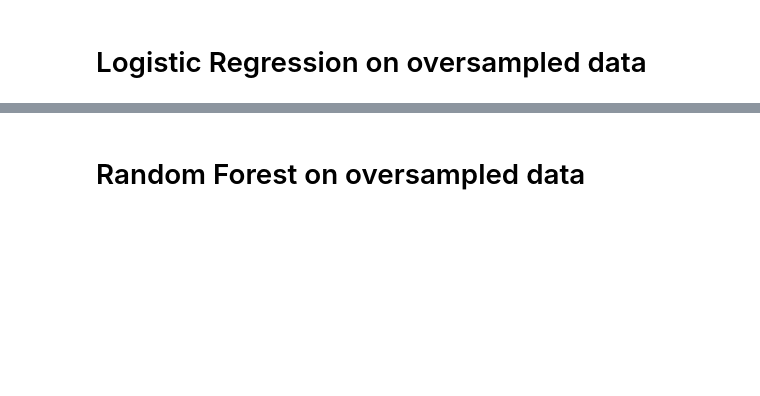
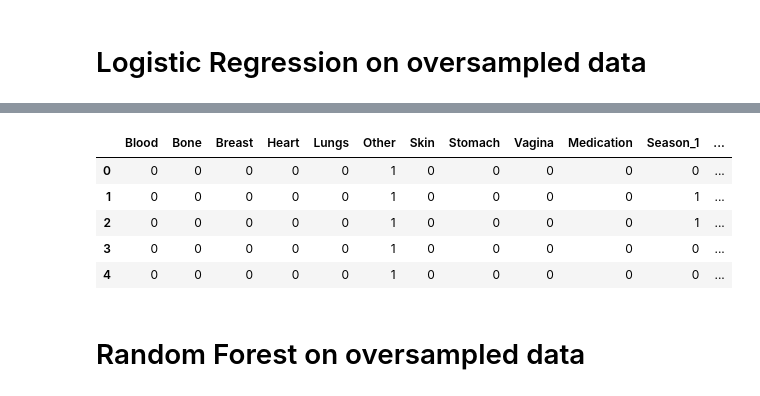
Before and after one commit to ygrepo/breast-cancer-hackathon, a Jupyter notebook: notebooks/mBC_Patient_modeling.ipynb, the cells around one changed output, grey strips where cells are left out. Saved outputs shown, nothing was run; the diff lists cells and outputs as text; code cells hidden in the pictures; blank space fills up the shorter version.

```diff
--- a/notebooks/mBC_Patient_modeling.ipynb
+++ b/notebooks/mBC_Patient_modeling.ipynb
@@ -164,3 +172,12 @@ Wall time: 1.37 s
+# %%
+X_sampled.head()
+# %% [output]
+|  | Blood | Bone | Breast | Heart | Lungs | Other | Skin | Stomach | Vagina | Medication | Season_1 | ... |
+| 0 | 0 | 0 | 0 | 0 | 0 | 1 | 0 | 0 | 0 | 0 | 0 | ... |
+| 1 | 0 | 0 | 0 | 0 | 0 | 1 | 0 | 0 | 0 | 0 | 1 | ... |
+| 2 | 0 | 0 | 0 | 0 | 0 | 1 | 0 | 0 | 0 | 0 | 1 | ... |
+| 3 | 0 | 0 | 0 | 0 | 0 | 1 | 0 | 0 | 0 | 0 | 0 | ... |
+| 4 | 0 | 0 | 0 | 0 | 0 | 1 | 0 | 0 | 0 | 0 | 0 | ... |
 # %% [markdown]
 # Random Forest on oversampled data
 # %%
```
Also changed, not shown: parts of 19 cells of this notebook, 7 other files.
